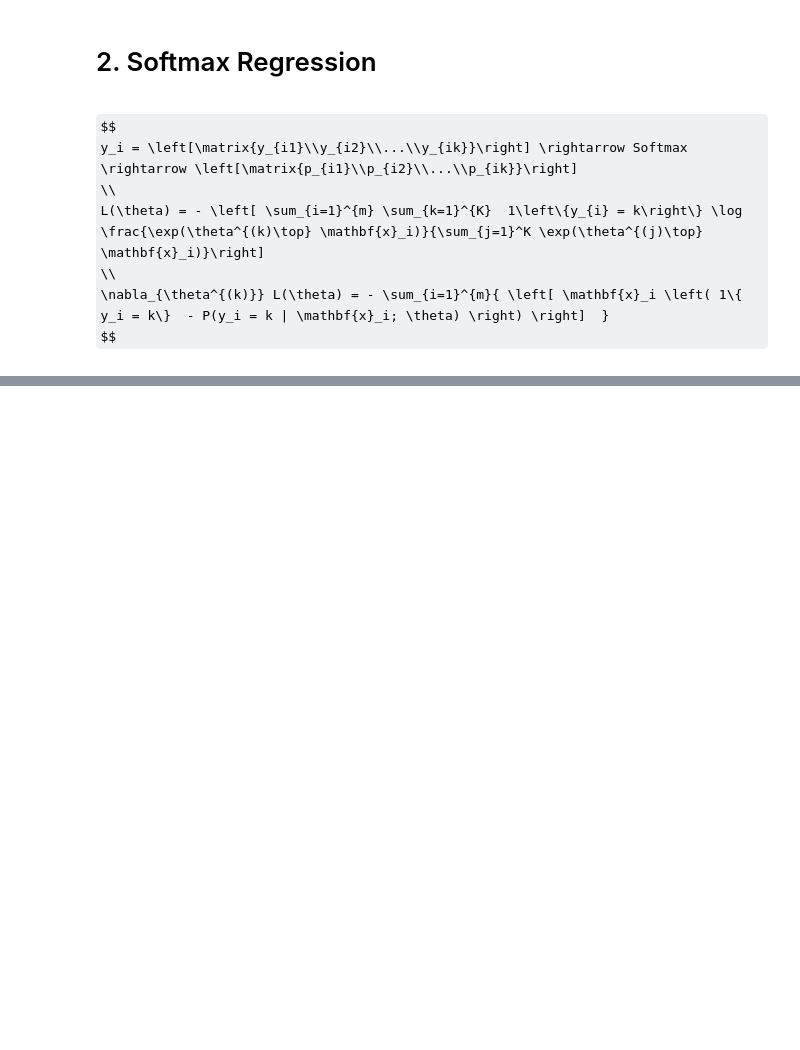
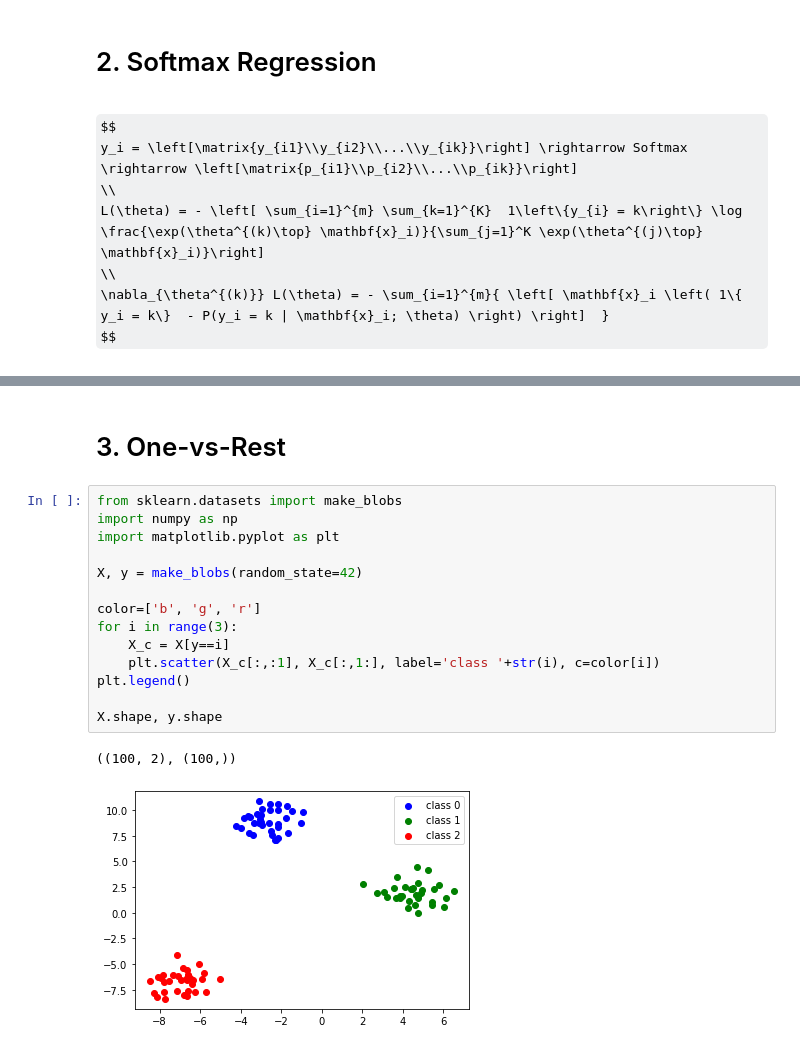
Before and after one commit to ixiaopan/DataScience, a Jupyter notebook: FML/06-LogisticRegression.ipynb, the cells around one changed output, grey strips where cells are left out. Cells and saved outputs as stored; diff of their text form; some formulas as TeX source; blank space fills up the shorter version.

```diff
--- a/FML/06-LogisticRegression.ipynb
+++ b/FML/06-LogisticRegression.ipynb
@@ -268,0 +274,19 @@ accuracy: 1.0
+# %% [markdown]
+# 3. One-vs-Rest
+# %%
+from sklearn.datasets import make_blobs
+import numpy as np
+import matplotlib.pyplot as plt
+
+X, y = make_blobs(random_state=42)
+
+color=['b', 'g', 'r']
+for i in range(3):
+    X_c = X[y==i]
+    plt.scatter(X_c[:,:1], X_c[:,1:], label='class '+str(i), c=color[i])
+plt.legend()
+
+X.shape, y.shape
+# %% [output]
+((100, 2), (100,))
+[figure, added]
```
Also changed, not shown: parts of 21 cells of this notebook, 7 other files.
